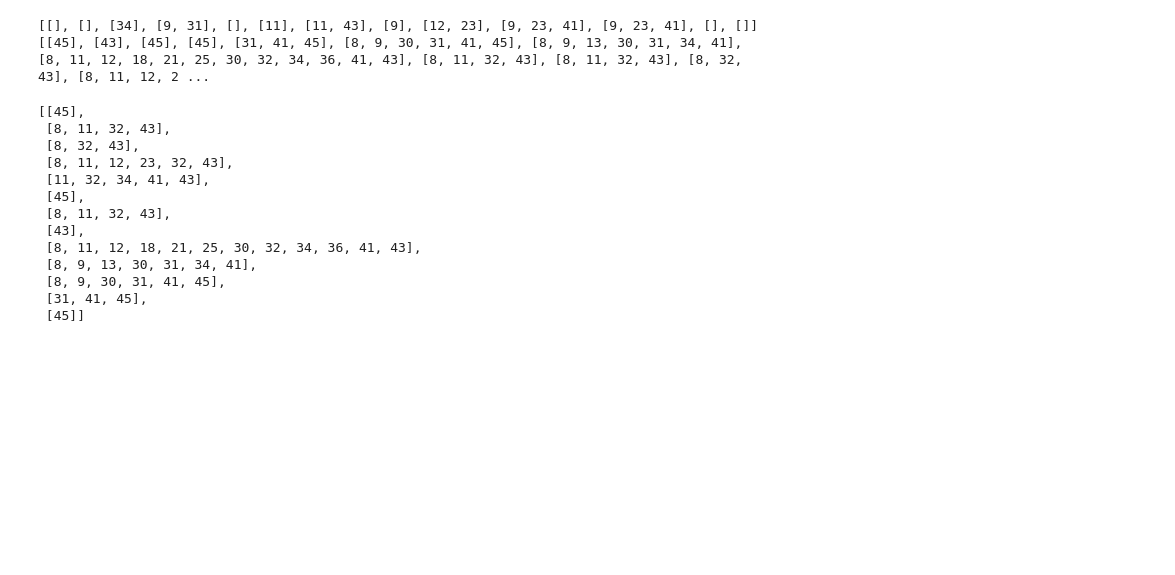
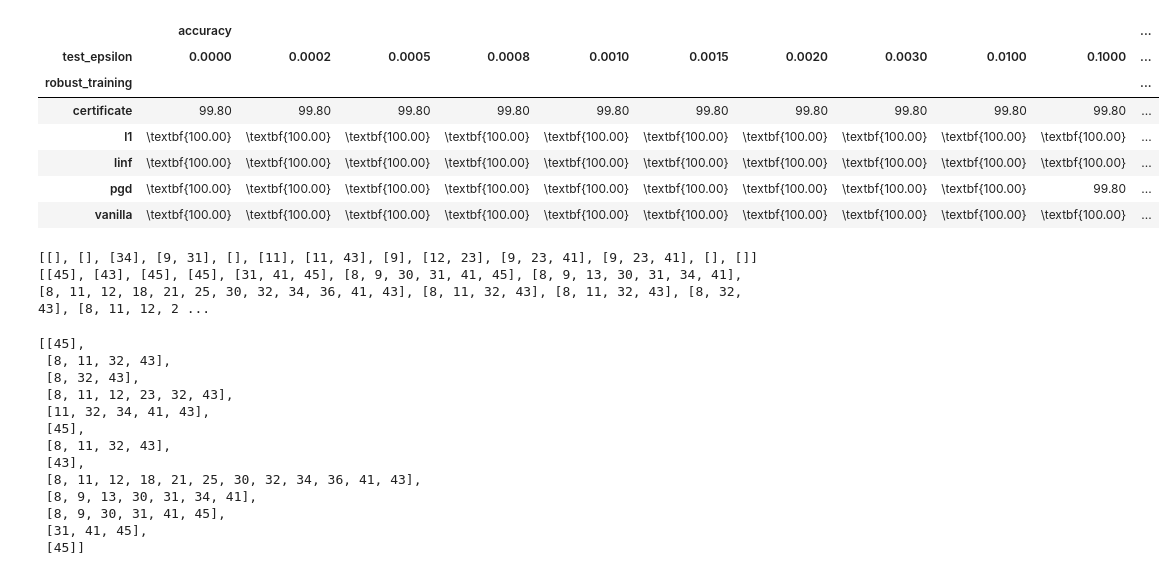
Before and after one commit to kimvc7/Robustness, a Jupyter notebook: notebooks/UCI.ipynb, the cells around one changed output. Saved outputs shown, nothing was run; the diff lists cells and outputs as text; code cells hidden in the pictures; blank space fills up the shorter version.

```diff
--- a/notebooks/UCI.ipynb
+++ b/notebooks/UCI.ipynb
@@ -159,3 +337,25 @@ df_results
+# %%
+def bold_extreme_values(data, format_string="%.2f", max_=True):
+    if max_:
+        extrema = data != data.max()
+    bolded = data.apply(lambda x : "\\textbf{%s}" % format_string % x)
+    formatted = data.apply(lambda x : format_string % x)
+    return formatted.where(extrema, bolded)
+
+for col in ss.columns.get_level_values(0).unique():
+    ss[col] = ss[col].apply(lambda data : bold_extreme_values(data),axis=0)
+
+
+ss
+# %% [output]
+|  | accuracy |  |  |  |  |  |  |  |  |  | ... |
+| test_epsilon | 0.0000 | 0.0002 | 0.0005 | 0.0008 | 0.0010 | 0.0015 | 0.0020 | 0.0030 | 0.0100 | 0.1000 | ... |
+| robust_training |  |  |  |  |  |  |  |  |  |  | ... |
+| certificate | 99.80 | 99.80 | 99.80 | 99.80 | 99.80 | 99.80 | 99.80 | 99.80 | 99.80 | 99.80 | ... |
+| l1 | \textbf{100.00} | \textbf{100.00} | \textbf{100.00} | \textbf{100.00} | \textbf{100.00} | \textbf{100.00} | \textbf{100.00} | \textbf{100.00} | \textbf{100.00} | \textbf{100.00} | ... |
+| linf | \textbf{100.00} | \textbf{100.00} | \textbf{100.00} | \textbf{100.00} | \textbf{100.00} | \textbf{100.00} | \textbf{100.00} | \textbf{100.00} | \textbf{100.00} | \textbf{100.00} | ... |
+| pgd | \textbf{100.00} | \textbf{100.00} | \textbf{100.00} | \textbf{100.00} | \textbf{100.00} | \textbf{100.00} | \textbf{100.00} | \textbf{100.00} | \textbf{100.00} | 99.80 | ... |
+| vanilla | \textbf{100.00} | \textbf{100.00} | \textbf{100.00} | \textbf{100.00} | \textbf{100.00} | \textbf{100.00} | \textbf{100.00} | \textbf{100.00} | \textbf{100.00} | \textbf{100.00} | ... |
 # %%
 df_final = df_results.groupby(['backbone', 'robust_training', 'dataset','test_epsilon']).mean().reset_index()
 
```
Also changed, not shown: parts of 16 cells of this notebook, 25 other files.
